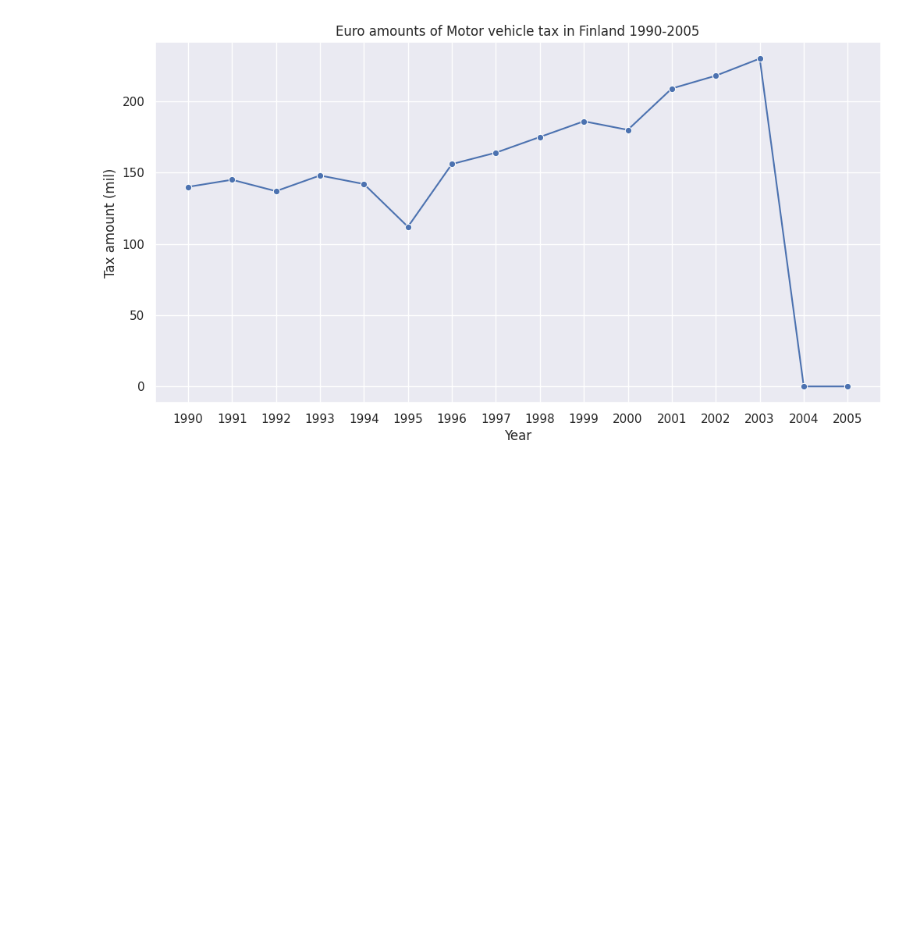
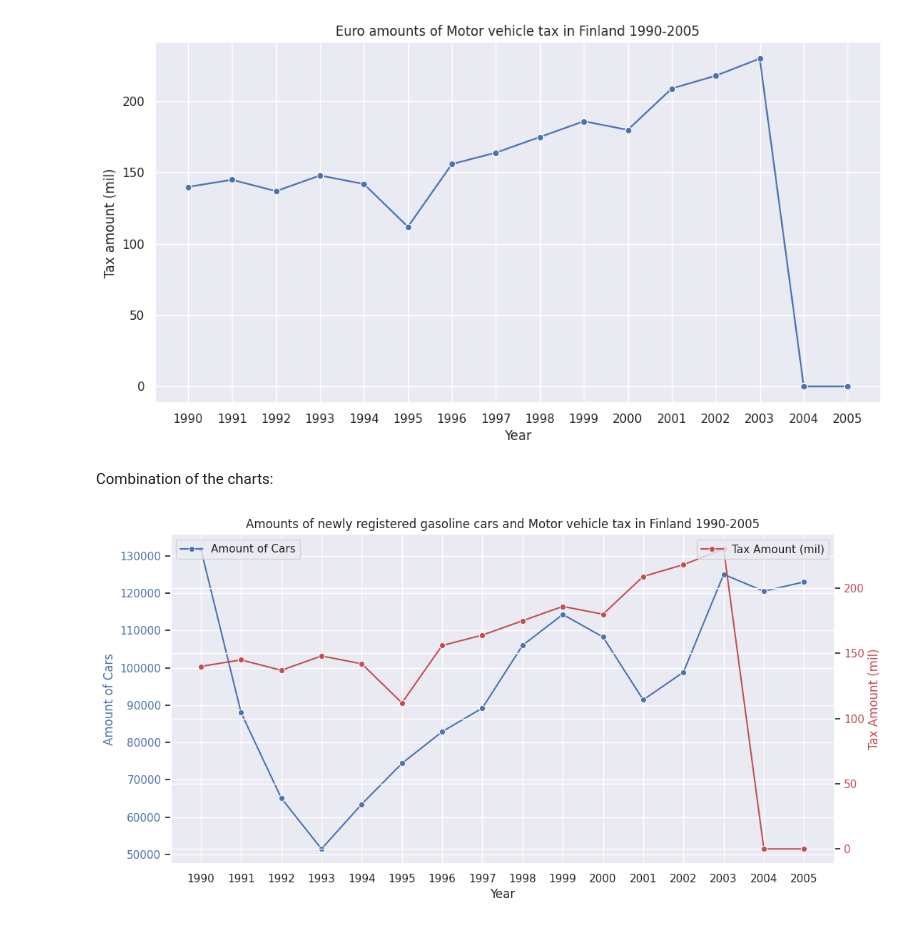
Before and after one commit to HY-Data-Science-ML-Predictions/Electric-cars-taxation, a Jupyter notebook: e_cars_notebook.ipynb, the cells around one changed output. Drawn from its saved outputs; the diff is of its cells as text; code cells hidden in the pictures; blank space fills up the shorter version.

```diff
--- a/e_cars_notebook.ipynb
+++ b/e_cars_notebook.ipynb
@@ -67,7 +67,7 @@ if cars_newly_registered_90_05:
     years = list(cars_newly_registered_90_05['dimension']['Vuosi']['category']['label'].values())
     amounts = cars_newly_registered_90_05['value']
 
-    df = pd.DataFrame({'Year': years,
+    registered_df = pd.DataFrame({'Year': years,
                        'Amount': amounts})
-    print(df)
+    print(registered_df)
 # %% [output]
@@ -167,28 +167,28 @@ car_tax_json = {
  }
 }
 
-cars_taxes_88_05 = post('https://statfin.stat.fi:443/PxWeb/api/v1/fi/StatFin/vermak/statfin_vermak_pxt_127f.px',
+cars_taxes_90_05 = post('https://statfin.stat.fi:443/PxWeb/api/v1/fi/StatFin/vermak/statfin_vermak_pxt_127f.px',
                  json=car_tax_json)
 
-if cars_taxes_88_05:
-    cars_taxes_88_05 = cars_taxes_88_05.json()
+if cars_taxes_90_05:
+    cars_taxes_90_05 = cars_taxes_90_05.json()
 
     dest = f'{TARGET}/car_taxes_json.json'
 
-    json_to_text(cars_taxes_88_05, dest)
+    json_to_text(cars_taxes_90_05, dest)
     # read json retrieved from sf to text file to analyze the data to make dataframe efficiently
 
-    years = list(cars_taxes_88_05['dimension']['Vuosi']['category']['label'].values())
-    amounts = cars_taxes_88_05['value']
+    years = list(cars_taxes_90_05['dimension']['Vuosi']['category']['label'].values())
+    amounts = cars_taxes_90_05['value']
 
-    df = pd.DataFrame({'Year': years,
+    taxes_df = pd.DataFrame({'Year': years,
                        'Tax amount (mil)': amounts})
-    print(df)
+    print(taxes_df)
 
     sns.set_theme(style="darkgrid")
     plt.figure(figsize=(12, 6))
 
-    sns.lineplot(x='Year', y='Tax amount (mil)', data=df, marker='o')
+    sns.lineplot(x='Year', y='Tax amount (mil)', data=taxes_df, marker='o')
 
     plt.xlabel('Year')
     plt.ylabel('Tax amount (mil)')
@@ -215,3 +215,28 @@ JSON data has been successfully written to ./data_files/car_taxes_json.json
 14  2004                 0
 15  2005                 0
 [figure]
+# %% [markdown]
+Combination of the charts:
+# %%
+sns.set_theme(style="darkgrid")
+
+plt.figure(figsize=(12, 6))
+
+ax1 = plt.gca()
+sns.lineplot(x='Year', y='Amount', data=registered_df, marker='o', ax=ax1, color='b', label='Amount of Cars')
+ax1.set_xlabel('Year')
+ax1.set_ylabel('Amount of Cars', color='b')
+ax1.tick_params(axis='y', labelcolor='b')
+
+ax2 = ax1.twinx()
+sns.lineplot(x='Year', y='Tax amount (mil)', data=taxes_df, marker='o', ax=ax2, color='r', label='Tax Amount (mil)')
+ax2.set_ylabel('Tax Amount (mil)', color='r')
+ax2.tick_params(axis='y', labelcolor='r')
+
+plt.title('Amounts of newly registered gasoline cars and Motor vehicle tax in Finland 1990-2005')
+ax1.legend(loc='upper left')
+ax2.legend(loc='upper right')
+
+plt.show()
+# %% [output]
+[figure, added]
```
Also changed, not shown: parts of 2 cells of this notebook.
